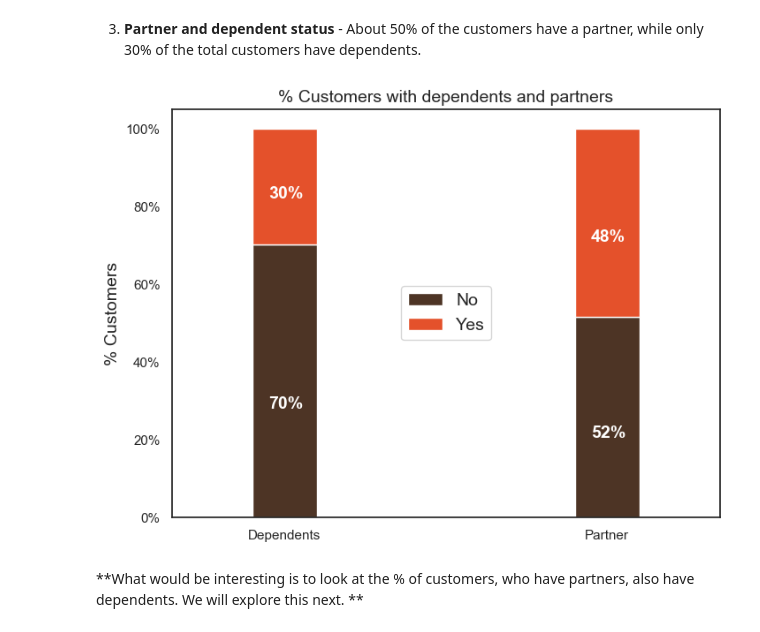
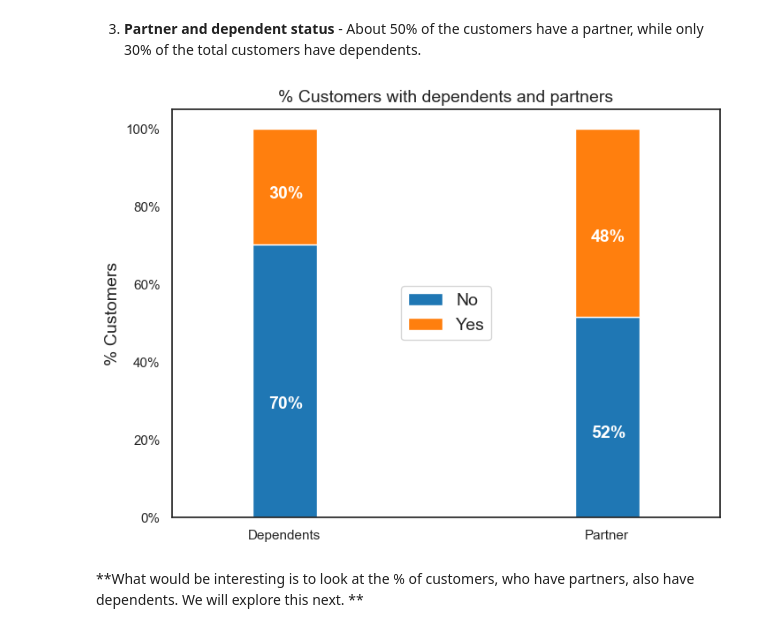
Before and after one commit to praveengolla07/Telecom, a Jupyter notebook: notebooks/telecom-churn-prediction.ipynb, the cells around one changed output. Cells and saved outputs as stored; diff of their text form; code cells hidden in the pictures.

```diff
--- a/notebooks/telecom-churn-prediction.ipynb
+++ b/notebooks/telecom-churn-prediction.ipynb
@@ -190,27 +199,28 @@ Text(0.5, 1.0, '% of Senior Citizens')
 # %%
 df2 = pd.melt(telecom_cust, id_vars=['customerID'], value_vars=['Dependents','Partner'])
 df3 = df2.groupby(['variable','value']).count().unstack()
 df3 = df3*100/len(telecom_cust)
-colors = ['#4D3425','#E4512B']
+colors = ['#1f77b4', '#ff7f0e']
+
 ax = df3.loc[:,'customerID'].plot.bar(stacked=True, color=colors,
                                       figsize=(8,6),rot = 0,
                                      width = 0.2)
 
 ax.yaxis.set_major_formatter(mtick.PercentFormatter())
 ax.set_ylabel('% Customers',size = 14)
 ax.set_xlabel('')
 ax.set_title('% Customers with dependents and partners',size = 14)
 ax.legend(loc = 'center',prop={'size':14})
 
 for p in ax.patches:
     width, height = p.get_width(), p.get_height()
     x, y = p.get_xy()
     ax.annotate('{:.0f}%'.format(height), (p.get_x()+.25*width, p.get_y()+.4*height),
                 color = 'white',
                weight = 'bold',
                size = 14)
 # %% [output]
-[figure, old version]
+[figure, new version]
 # %% [markdown]
 **What would be interesting is to look at the % of customers, who have partners, also have dependents. We will explore this next. **
 # %% [markdown]
```
Also changed, not shown: parts of 11 cells of this notebook, 1 other file.
